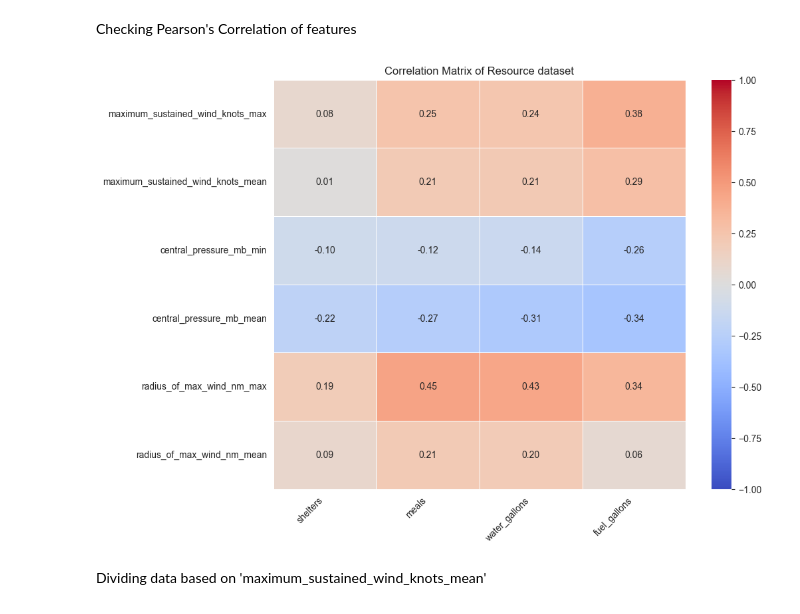
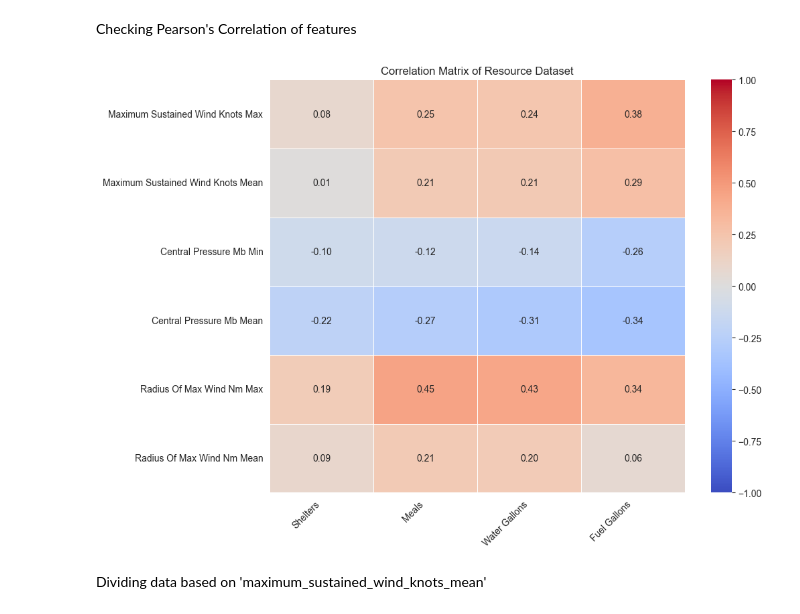
Before and after one commit to jayc9135/Hurricane-Resource-Shortage-Prediction, a Jupyter notebook: resources_data_synthesis.ipynb, the cells around one changed output. Drawn from its saved outputs; the diff is of its cells as text; code cells hidden in the pictures.

```diff
--- a/resources_data_synthesis.ipynb
+++ b/resources_data_synthesis.ipynb
@@ -436,23 +495,31 @@ Checking Pearson's Correlation of features
 # %%
 hurricane_features = list(df_resources_with_storm_features.columns[8:])
 resource_features = list(df_resources_with_storm_features.columns[3:7])
 
-
 corr_matrix = df_resources_with_storm_features[hurricane_features + resource_features].corr()
 corr_subset = corr_matrix.loc[hurricane_features, resource_features]
 
+# ✨ Remove underscores and capitalize nicely
+corr_subset.index = [label.replace('_', ' ').title() for label in corr_subset.index]
+corr_subset.columns = [label.replace('_', ' ').title() for label in corr_subset.columns]
+
+# Now plot
 plt.figure(figsize=(10, 8))
 sns.heatmap(corr_subset,
             annot=True,
             cmap="coolwarm",
             fmt=".2f",
             vmin=-1, vmax=1,
             linewidths=.5)
-plt.title("Correlation Matrix of Resource dataset")
+plt.title("Correlation Matrix of Resource Dataset")
 plt.xticks(rotation=45, ha='right')
+
+# Save figure
+plt.savefig("correlation_matrix_resource_dataset.png", bbox_inches='tight', dpi=300)
+
 plt.show()
 # %% [output]
-[figure, old version]
+[figure, new version]
 # %% [markdown]
 Dividing data based on 'maximum_sustained_wind_knots_mean'
 # %% [markdown]
```
Also changed, not shown: parts of 9 cells of this notebook, 25 other files.
